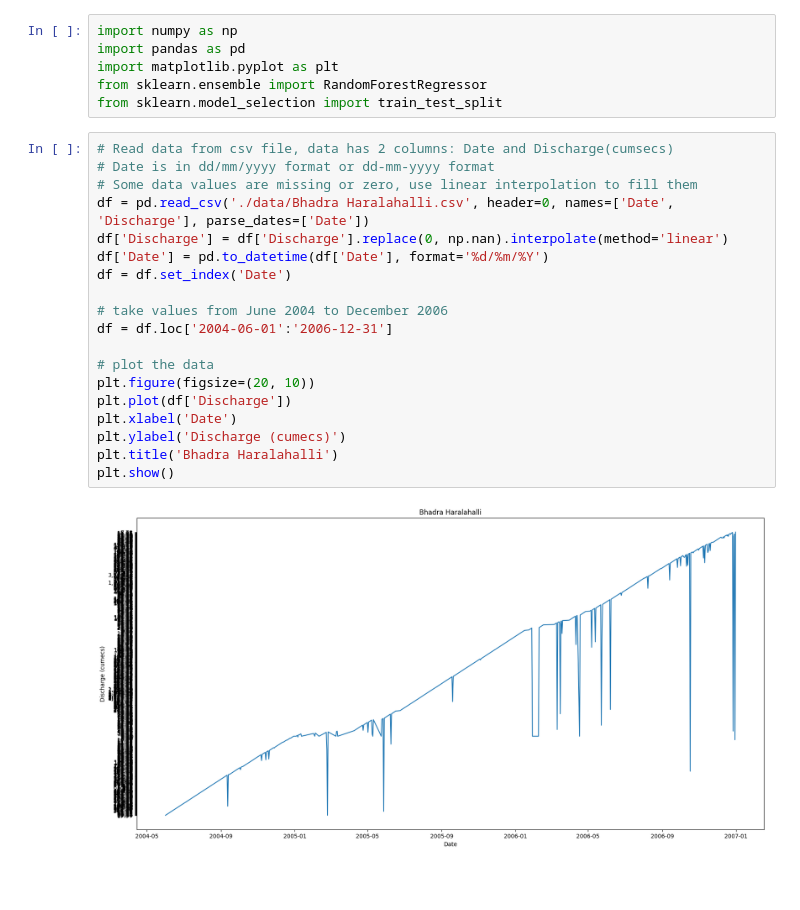
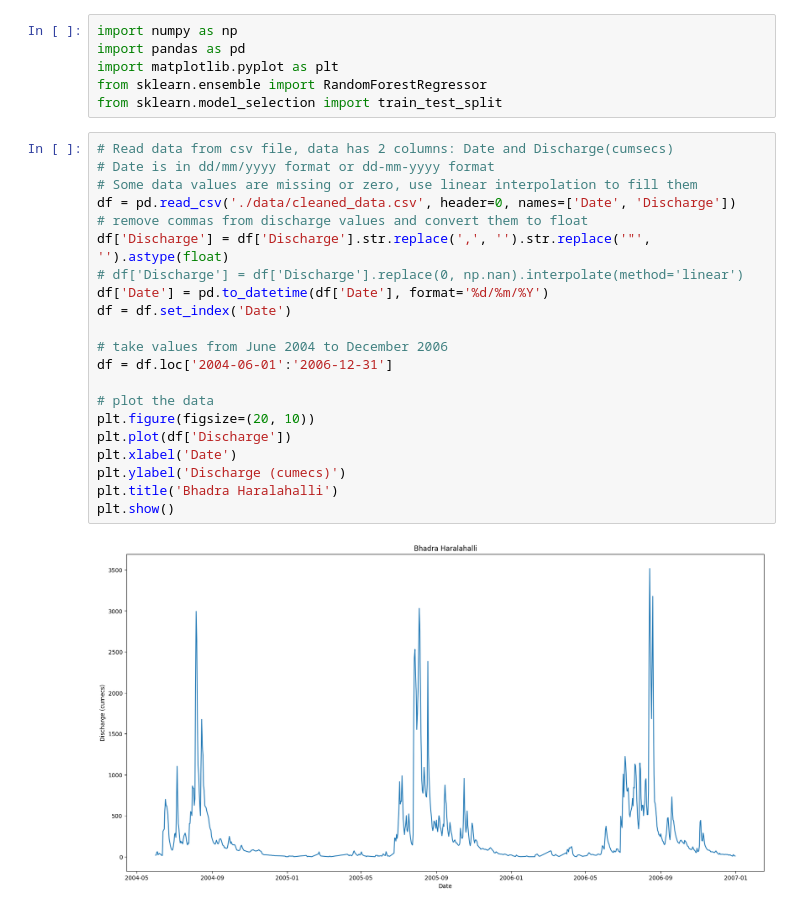
Before and after one commit to KKcuber/BTP-2, a Jupyter notebook: inflow_prediction.ipynb, the cells around one changed output. Saved outputs shown, nothing was run; the diff lists cells and outputs as text; blank space fills up the shorter version.

Commit message:
cleaned data and fixed some code

```diff
--- a/inflow_prediction.ipynb
+++ b/inflow_prediction.ipynb
@@ -7,22 +7,24 @@ from sklearn.model_selection import train_test_split
 # %%
 # Read data from csv file, data has 2 columns: Date and Discharge(cumsecs)
 # Date is in dd/mm/yyyy format or dd-mm-yyyy format
 # Some data values are missing or zero, use linear interpolation to fill them
-df = pd.read_csv('./data/Bhadra Haralahalli.csv', header=0, names=['Date', 'Discharge'], parse_dates=['Date'])
-df['Discharge'] = df['Discharge'].replace(0, np.nan).interpolate(method='linear')
+df = pd.read_csv('./data/cleaned_data.csv', header=0, names=['Date', 'Discharge'])
+# remove commas from discharge values and convert them to float
+df['Discharge'] = df['Discharge'].str.replace(',', '').str.replace('"', '').astype(float)
+# df['Discharge'] = df['Discharge'].replace(0, np.nan).interpolate(method='linear')
 df['Date'] = pd.to_datetime(df['Date'], format='%d/%m/%Y')
 df = df.set_index('Date')
 
 # take values from June 2004 to December 2006
 df = df.loc['2004-06-01':'2006-12-31']
 
 # plot the data
 plt.figure(figsize=(20, 10))
 plt.plot(df['Discharge'])
 plt.xlabel('Date')
 plt.ylabel('Discharge (cumecs)')
 plt.title('Bhadra Haralahalli')
 plt.show()
 # %% [output]
-[figure, old version]
+[figure, new version]
 # %%
```
Also changed, not shown: parts of 4 cells of this notebook, 5 other files.
